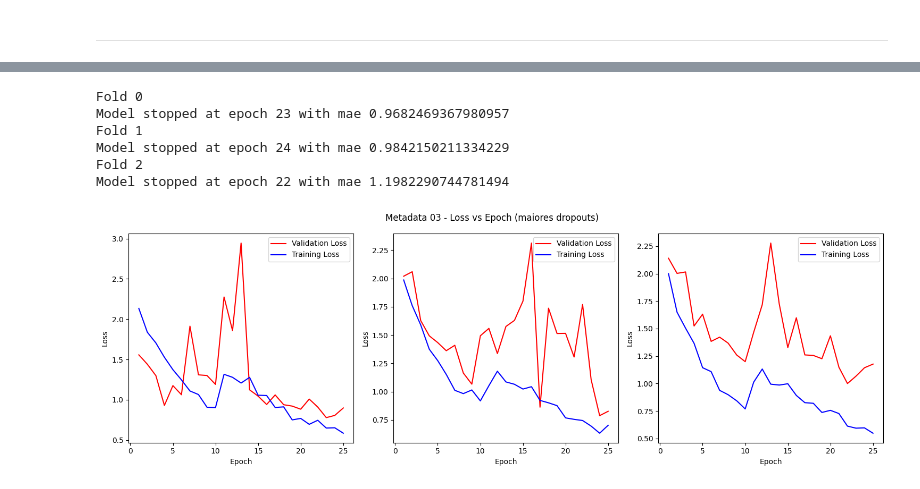
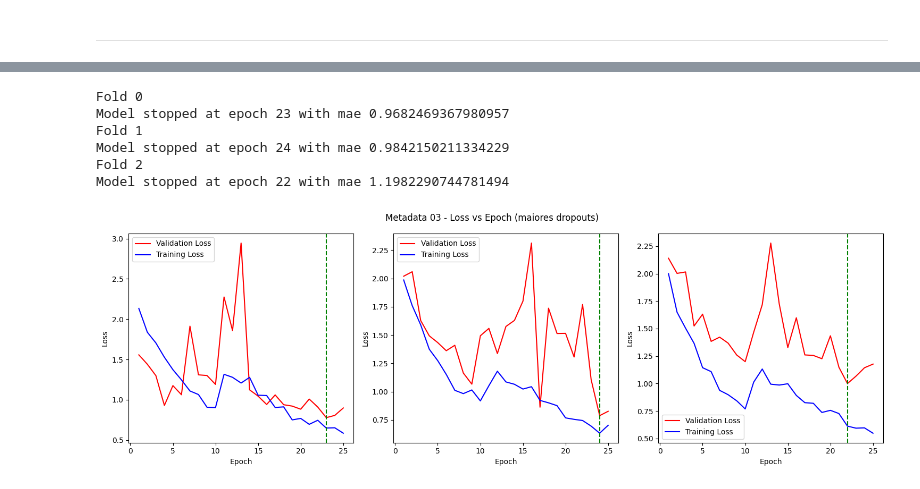
Before and after one commit to Hugoverissimo21/SolarPanel-DLCounter, a Jupyter notebook: ModelPlots.ipynb, the cells around one changed output, grey strips where cells are left out. Saved outputs shown, nothing was run; the diff lists cells and outputs as text; code cells hidden in the pictures.

```diff
--- a/ModelPlots.ipynb
+++ b/ModelPlots.ipynb
@@ -23,6 +23,7 @@ for fold in metadata_zulo40:
     epochs = range(1, len(val_loss) + 1)
     plt.plot(epochs, val_loss, 'r', label='Validation Loss')
     plt.plot(epochs, train_loss, 'b', label='Training Loss')
+    plt.axvline(x=int(metadata_zulo40[fold]['Results']['model_from_epoch'][:2]), color='g', linestyle='--')
     plt.legend()
     plt.xlabel('Epoch')
     plt.ylabel('Loss')
@@ -54,6 +55,7 @@ for fold in metadata_zulo40:
     epochs = range(1, len(val_loss) + 1)
     plt.plot(epochs, val_loss, 'r', label='Validation Loss')
     plt.plot(epochs, train_loss, 'b', label='Training Loss')
+    plt.axvline(x=int(metadata_zulo40[fold]['Results']['model_from_epoch'][:2]), color='g', linestyle='--')
     plt.legend()
     plt.xlabel('Epoch')
     plt.ylabel('Loss')
@@ -72,31 +74,32 @@ Model stopped at epoch 24 with mae 1.7431524991989136
 with open("ModelBuild/Metadata (efnet) 03/results.json") as json_file:
     metadata_zulo40 = json.load(json_file)
 
 plt.figure(figsize=(15, 5))
 plt.suptitle("Metadata 03 - Loss vs Epoch (maiores dropouts)")
 for fold in metadata_zulo40:
     print(f"{fold}")
     print(f"Model stopped at epoch {metadata_zulo40[fold]['Results']['model_from_epoch']}")
 
     plt.subplot(1, 3, int(fold.split(" ")[-1])+1)
     val_loss = metadata_zulo40[fold]['Results']['val_loss']
     train_loss = metadata_zulo40[fold]['Results']['train_loss']
 
     epochs = range(1, len(val_loss) + 1)
     plt.plot(epochs, val_loss, 'r', label='Validation Loss')
     plt.plot(epochs, train_loss, 'b', label='Training Loss')
+    plt.axvline(x=int(metadata_zulo40[fold]['Results']['model_from_epoch'][:2]), color='g', linestyle='--')
     plt.legend()
     plt.xlabel('Epoch')
     plt.ylabel('Loss')
 
 
 plt.tight_layout()
 plt.show()
 # %% [output]
 Fold 0
 Model stopped at epoch 23 with mae 0.9682469367980957
 Fold 1
 Model stopped at epoch 24 with mae 0.9842150211334229
 Fold 2
 Model stopped at epoch 22 with mae 1.1982290744781494
-[figure, old version]
+[figure, new version]
```
Also changed, not shown: parts of 3 cells of this notebook, 8 other files.
